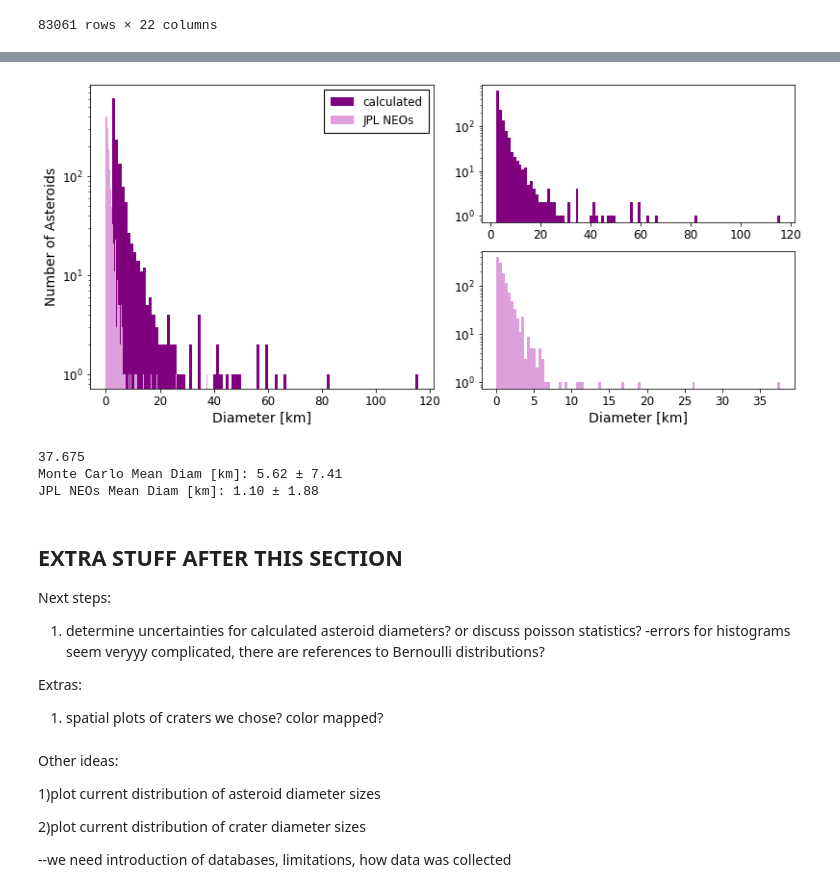
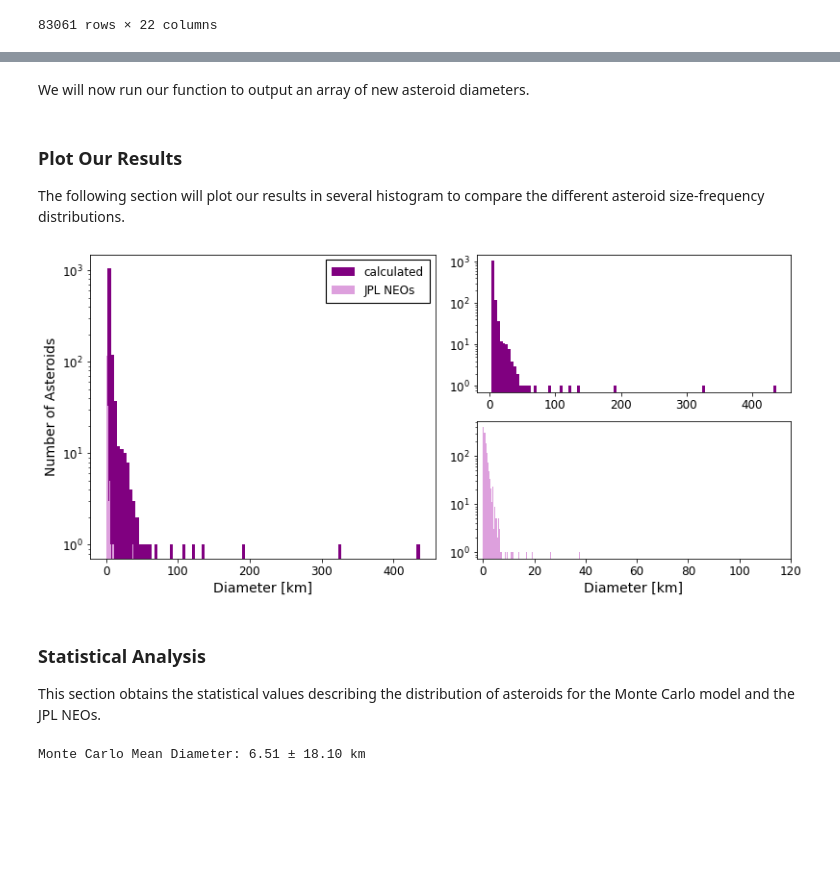
Before and after one commit to n-j-l-b/astrostats_final, a Jupyter notebook: Crater_to_Asteroid_model.ipynb, the cells around one changed output, grey strips where cells are left out. Drawn from its saved outputs; the diff is of its cells as text; code cells hidden in the pictures; blank space fills up the shorter version.

```diff
--- a/Crater_to_Asteroid_model.ipynb
+++ b/Crater_to_Asteroid_model.ipynb
@@ -110,15 +87,15 @@ p0 = 3.34 #g/cm^3
 # %%
-#Monte Carlo Modeling!!
-
-def craterscaling_func(cd):
+def mc_craterscaling(cd):
 
     diameters = [] #list of asteroid diameters
     indices = [] #list of crater samples by indices used
     count = 0
 
+    #while loop stops running once we've created the same amount of asteroids as the JPL NEOs database
     while count < len(a_diams):
 
-        ind = random.choice( range(0,len(cd)) ) #randomly sampling our data set
+        #randomly sampling our data set
+        ind = random.choice( range(0,len(cd)) )
 
         #this ensures we do not repeat the same crater sample
         if ind in indices:
@@ -129,11 +106,9 @@ def craterscaling_func(cd):
         if (crater_sample >= D_trans):
             crater_sample = 0.98 * D_trans**(0.079) * crater_sample**(0.921)
 
-        #defining the equations to go from crater diameter to asteroid diameter
         dt = crater_sample/1.56
 
         d_perp = dt*np.sin(np.pi / 2)**(-2*v1)
-
 
         d = ((K**(-1)*d_perp*u**(-2*v1)*g**(v1)*(p0/p)**(v2))**(1/(1-v1)))
 
@@ -143,12 +118,15 @@ def craterscaling_func(cd):
         count += 1
 
     return diameters
+# %% [markdown]
+We will now run our function to output an array of new asteroid diameters.
 # %%
-mc_a_diams = craterscaling_func(updated_craters_diameter)
+mc_a_diams = mc_craterscaling(updated_craters_diameter)
+# %% [markdown]
+### Plot Our Results
+The following section will plot our results in several histogram to compare the different asteroid size-frequency distributions.
 # %%
-#plotting settings and functions!
-
-plt.rcParams['font.family'] = 'Calibri'
+#settings for legend formatting and font formatting
 plt.rcParams.update({'font.size': 14})
 plt.rc('xtick',labelsize=12)
 plt.rc('ytick',labelsize=12)
@@ -160,64 +138,42 @@ def format_legend():
     leg.get_frame().set_linewidth(1.1)
     leg.get_frame().set_boxstyle('Round', pad=0.05, rounding_size=-0.0001)
 # %%
+#plotting the different histograms
 widths = [1.1, 1]
-
 fig = plt.figure(figsize=(11, 5), constrained_layout=True)
-spec = fig.add_gridspec(ncols=2, nrows=2, width_ratios=widths,
-                          )
-# fig.suptitle("Monte Carlo - Asteroid Size-Frequency Distribution")
+spec = fig.add_gridspec(ncols=2, nrows=2, width_ratios=widths)
 
 ax0 = fig.add_subplot(spec[:, 0])
+
 ax0.hist(mc_a_diams, bins = 100, color = 'purple', label = 'calculated')
+
 ax0.hist(a_diams, bins = 100, color = "plum", label = 'JPL NEOs')
 ax0.set_yscale('log')
 
 ax0.set_xlabel("Diameter [km]")
 ax0.set_ylabel("Number of Asteroids")
 
 format_legend()
 
 ax01 = fig.add_subplot(spec[0, 1])
 ax01.hist(mc_a_diams, bins = 100, color = 'purple', label = 'calculated')
 ax01.set_yscale('log')
 
 ax11 = fig.add_subplot(spec[1, 1])
 ax11.hist(a_diams, bins = 100, color = 'plum', label = 'JPL NEOs')
 ax11.set_yscale('log')
 ax11.set_xlabel("Diameter [km]")
+ax11.set_xlim(-2.5, 120)
 
 plt.savefig('montecarlo_figure.jpg', dpi = 900)
 # %% [output]
-[figure, old version]
+[figure, new version]
+# %% [markdown]
+### Statistical Analysis
+This section obtains the statistical values describing the distribution of asteroids for the Monte Carlo model and the JPL NEOs.
 # %%
-#stats section
 mc_diam_mean = np.mean(mc_a_diams)
 mc_diam_std = np.std(mc_a_diams)
-
-jpl_diam_mean = np.mean(a_diams)
-jpl_diam_std = np.std(a_diams)
-
-print("Monte Carlo Mean Diam [km]:", "%.2f" % mc_diam_mean, u"\u00B1", "%.2f" % mc_diam_std)
-print("JPL NEOs Mean Diam [km]:", "%.2f" % jpl_diam_mean, u"\u00B1", "%.2f" % jpl_diam_std)
+print("Monte Carlo Mean Diameter:", "%.2f" % mc_diam_mean, u"\u00B1", "%.2f" % mc_diam_std, "km")
 # %% [output]
-37.675
-Monte Carlo Mean Diam [km]: 5.62 ± 7.41
-JPL NEOs Mean Diam [km]: 1.10 ± 1.88
+Monte Carlo Mean Diameter: 6.51 ± 18.10 km
-# %% [markdown]
-## EXTRA STUFF AFTER THIS SECTION
-Next steps:
-
-1) determine uncertainties for calculated asteroid diameters? or discuss poisson statistics?
--errors for histograms seem veryyy complicated, there are references to Bernoulli distributions?
-
-Extras:
-
-1) spatial plots of craters we chose? color mapped?
-# %% [markdown]
-Other ideas:
-
-1)plot current distribution of asteroid diameter sizes
-
-2)plot current distribution of crater diameter sizes
-
---we need introduction of databases, limitations, how data was collected
```
Also changed, not shown: parts of 12 cells of this notebook, 1 other file.
